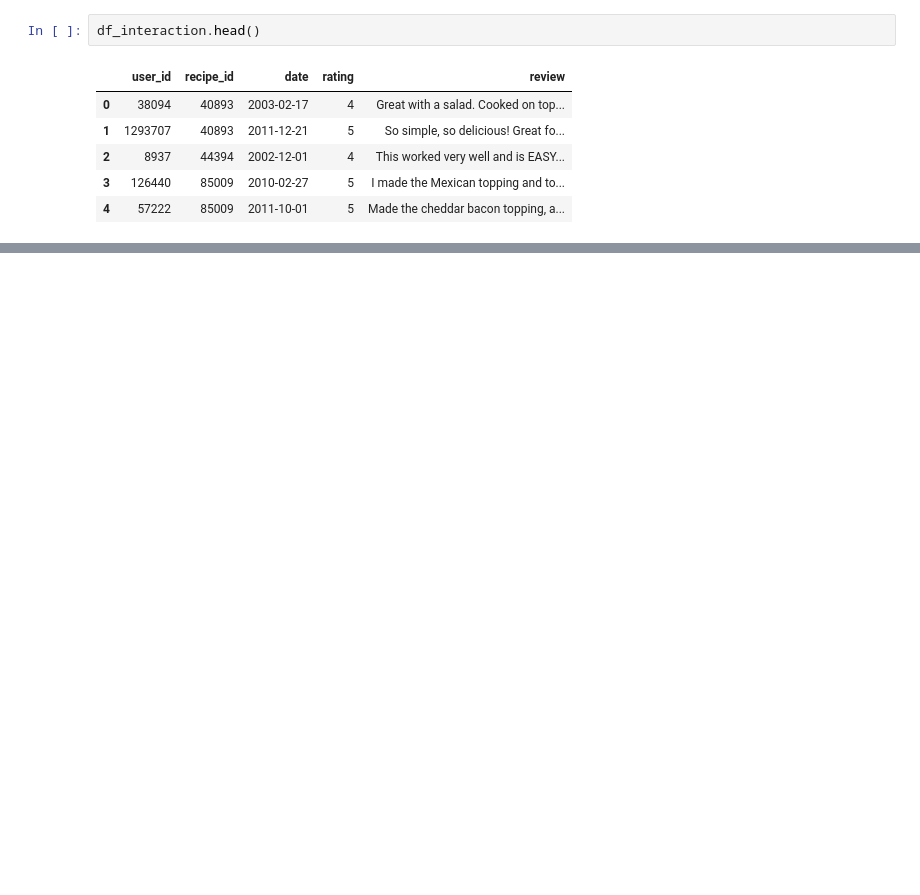
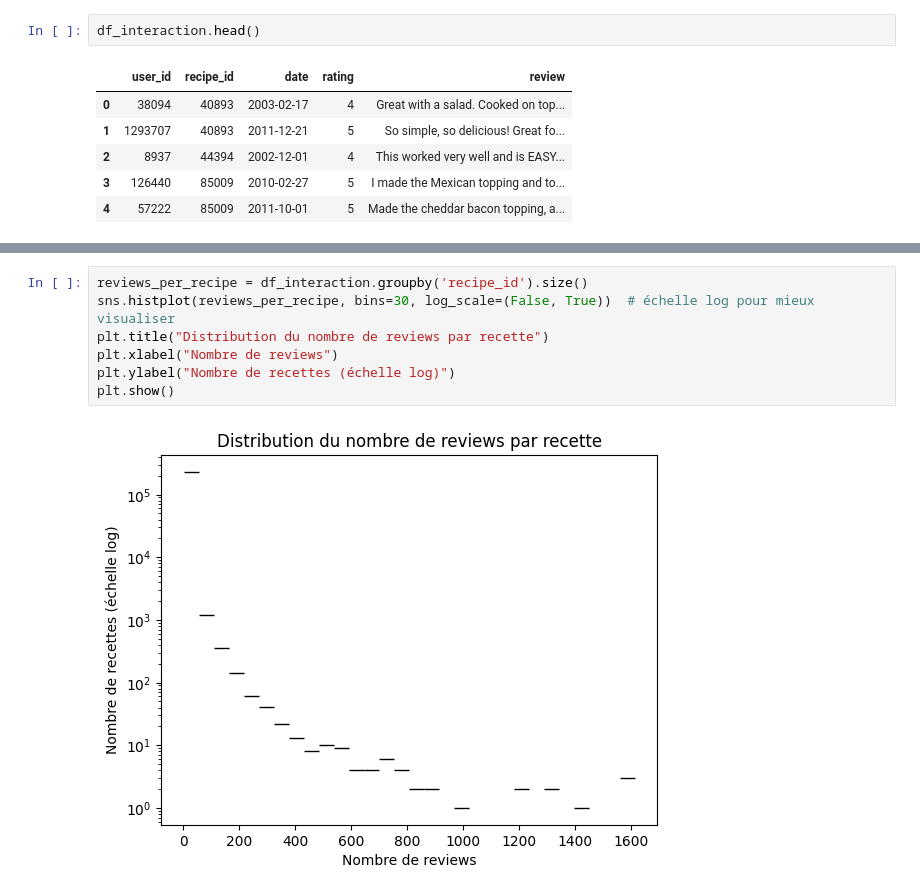
Before and after one commit to shanoether/kit_big_data_mangetamain, a Jupyter notebook: notebook/load_data_vico.ipynb, the cells around one changed output, grey strips where cells are left out. Cells and saved outputs as stored; diff of their text form; blank space fills up the shorter version.

```diff
--- a/notebook/load_data_vico.ipynb
+++ b/notebook/load_data_vico.ipynb
@@ -24,0 +39,9 @@ df_recipe.head()
+# %%
+reviews_per_recipe = df_interaction.groupby('recipe_id').size()
+sns.histplot(reviews_per_recipe, bins=30, log_scale=(False, True))  # échelle log pour mieux visualiser
+plt.title("Distribution du nombre de reviews par recette")
+plt.xlabel("Nombre de reviews")
+plt.ylabel("Nombre de recettes (échelle log)")
+plt.show()
+# %% [output]
+[figure, added]
```
Also changed, not shown: parts of 8 cells of this notebook, 4 other files.
